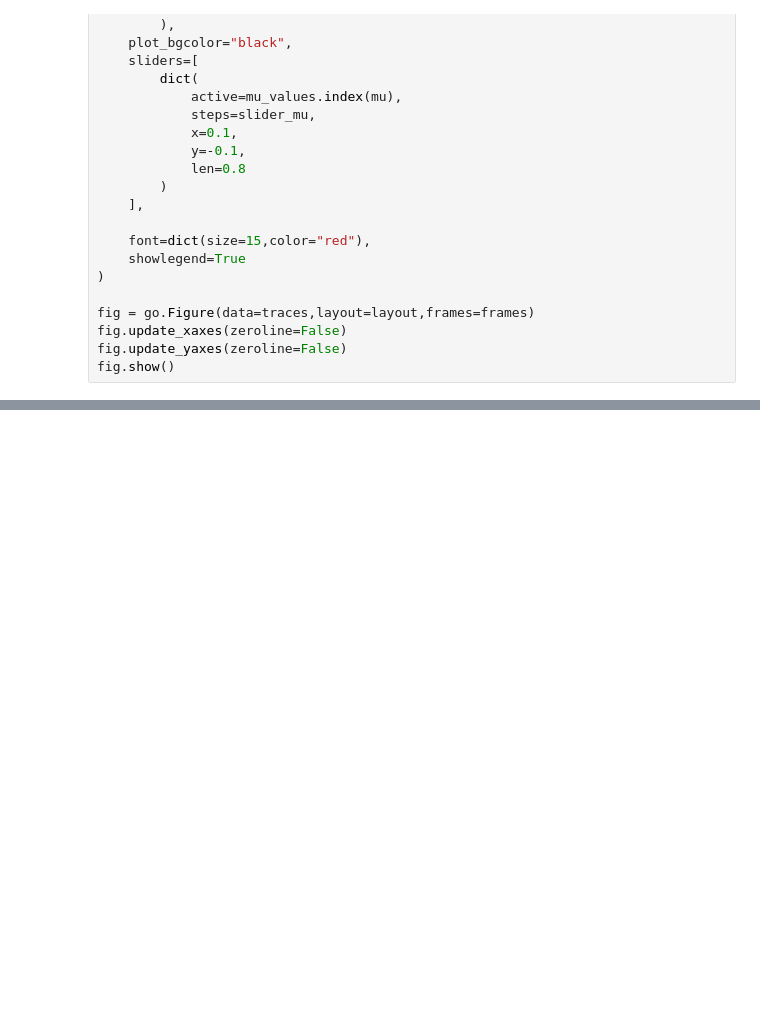
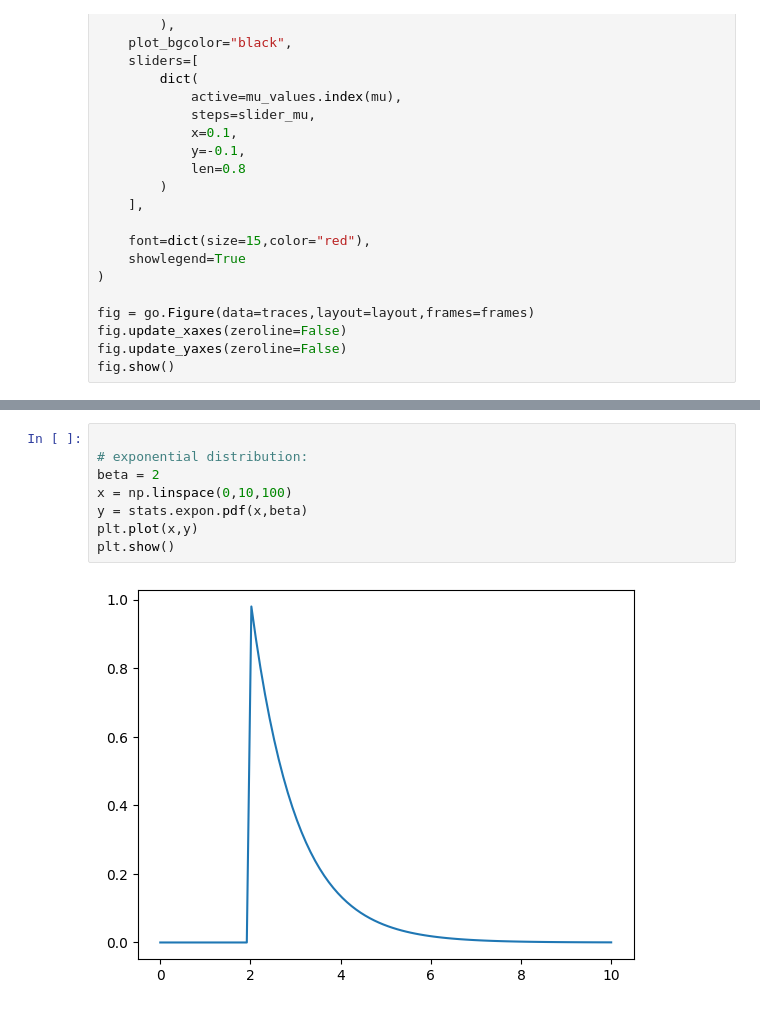
Before and after one commit to yasin-arafat-05/python-academic, a Jupyter notebook: simulation_modeling/02_distribution.ipynb, the cells around one changed output, grey strips where cells are left out. Drawn from its saved outputs; the diff is of its cells as text; blank space fills up the shorter version.

```diff
--- a/simulation_modeling/02_distribution.ipynb
+++ b/simulation_modeling/02_distribution.ipynb
@@ -199,0 +212,10 @@ fig.show()
+# %%
+
+# exponential distribution:
+beta = 2
+x = np.linspace(0,10,100)
+y = stats.expon.pdf(x,beta)
+plt.plot(x,y)
+plt.show()
+# %% [output]
+[figure, added]
```
Also changed, not shown: parts of 9 cells of this notebook.
